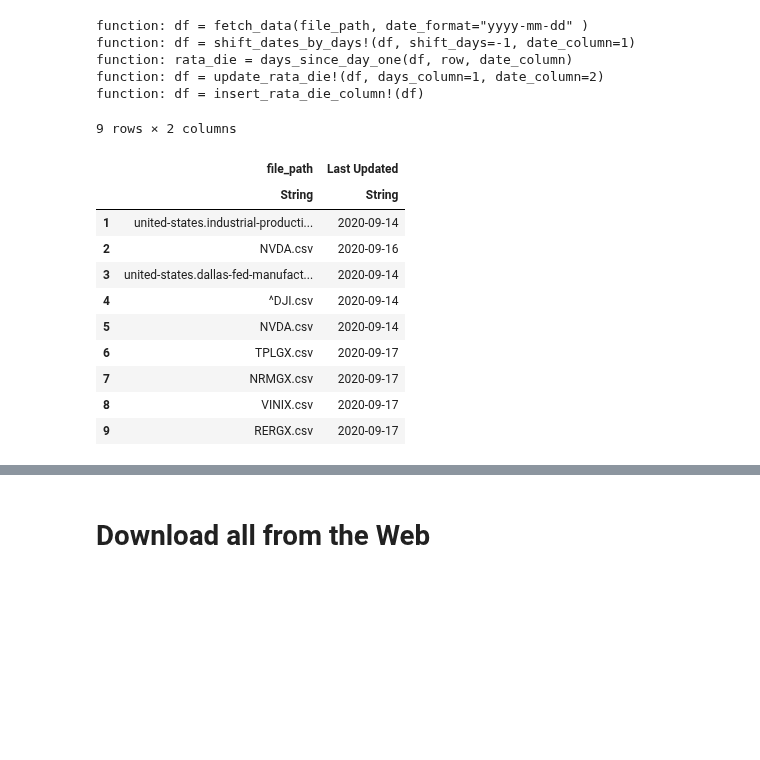
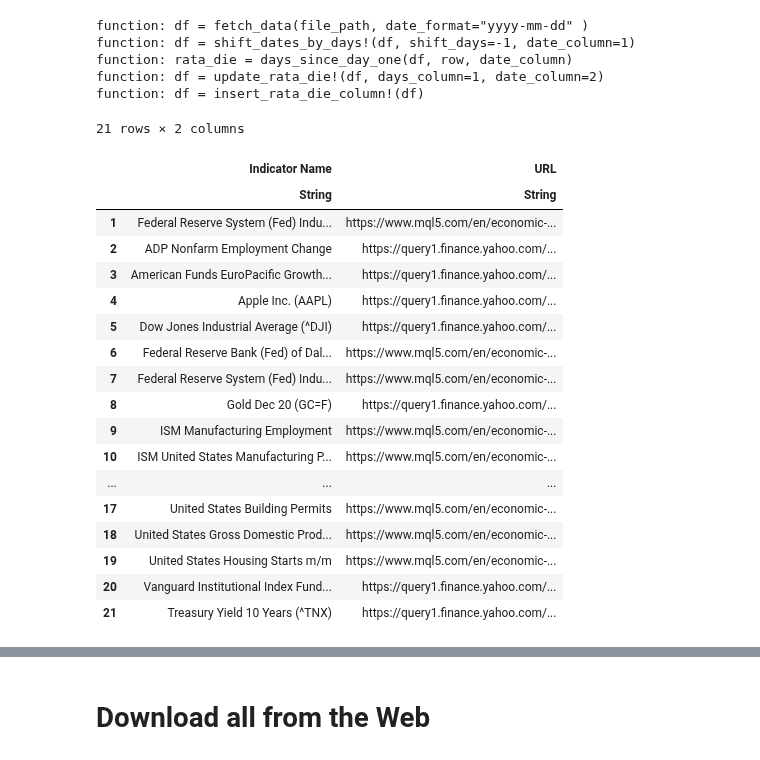
Before and after one commit to UkiDLucas/MarketIndicators.jl, a Jupyter notebook: 01 Fetch Web Data.ipynb, the cells around one changed output, grey strips where cells are left out. Drawn from its saved outputs; the diff is of its cells as text; code cells hidden in the pictures; blank space fills up the shorter version.

Commit message:
new indicators

```diff
--- a/01 Fetch Web Data.ipynb
+++ b/01 Fetch Web Data.ipynb
@@ -11,22 +11,29 @@ function: df = insert_rata_die_column!(df)
 # %%
 using CSV, DataFrames
 file_path = "_DataSets.csv"
-date_format="mm/dd/yyyy"
+date_format="mm/dd/yyyy" # 9/14/2020
 df = CSV.read( file_path, dateformat="$date_format" )
-df[:, [2,3] ]
+df[:, [1,3] ]
 # %% [output]
-9 rows × 2 columns
+21 rows × 2 columns
-|  | file_path | Last Updated |
+|  | Indicator Name | URL |
 |  | String | String |
-| 1 | united-states.industrial-producti... | 2020-09-14 |
-| 2 | NVDA.csv | 2020-09-16 |
-| 3 | united-states.dallas-fed-manufact... | 2020-09-14 |
-| 4 | ^DJI.csv | 2020-09-14 |
-| 5 | NVDA.csv | 2020-09-14 |
-| 6 | TPLGX.csv | 2020-09-17 |
-| 7 | NRMGX.csv | 2020-09-17 |
-| 8 | VINIX.csv | 2020-09-17 |
-| 9 | RERGX.csv | 2020-09-17 |
+| 1 | Federal Reserve System (Fed) Indu... | https://www.mql5.com/en/economic-... |
+| 2 | ADP Nonfarm Employment Change | https://query1.finance.yahoo.com/... |
+| 3 | American Funds EuroPacific Growth... | https://query1.finance.yahoo.com/... |
+| 4 | Apple Inc. (AAPL) | https://query1.finance.yahoo.com/... |
+| 5 | Dow Jones Industrial Average (^DJI) | https://query1.finance.yahoo.com/... |
+| 6 | Federal Reserve Bank (Fed) of Dal... | https://www.mql5.com/en/economic-... |
+| 7 | Federal Reserve System (Fed) Indu... | https://www.mql5.com/en/economic-... |
+| 8 | Gold Dec 20 (GC=F) | https://query1.finance.yahoo.com/... |
+| 9 | ISM Manufacturing Employment | https://www.mql5.com/en/economic-... |
+| 10 | ISM United States Manufacturing P... | https://www.mql5.com/en/economic-... |
+| ... | ... | ... |
+| 17 | United States Building Permits | https://www.mql5.com/en/economic-... |
+| 18 | United States Gross Domestic Prod... | https://www.mql5.com/en/economic-... |
+| 19 | United States Housing Starts m/m | https://www.mql5.com/en/economic-... |
+| 20 | Vanguard Institutional Index Fund... | https://query1.finance.yahoo.com/... |
+| 21 | Treasury Yield 10 Years (^TNX) | https://query1.finance.yahoo.com/... |
 # %%
 names(df)
 # %% [output]
```
Also changed, not shown: parts of 2 cells of this notebook, 17 other files.
